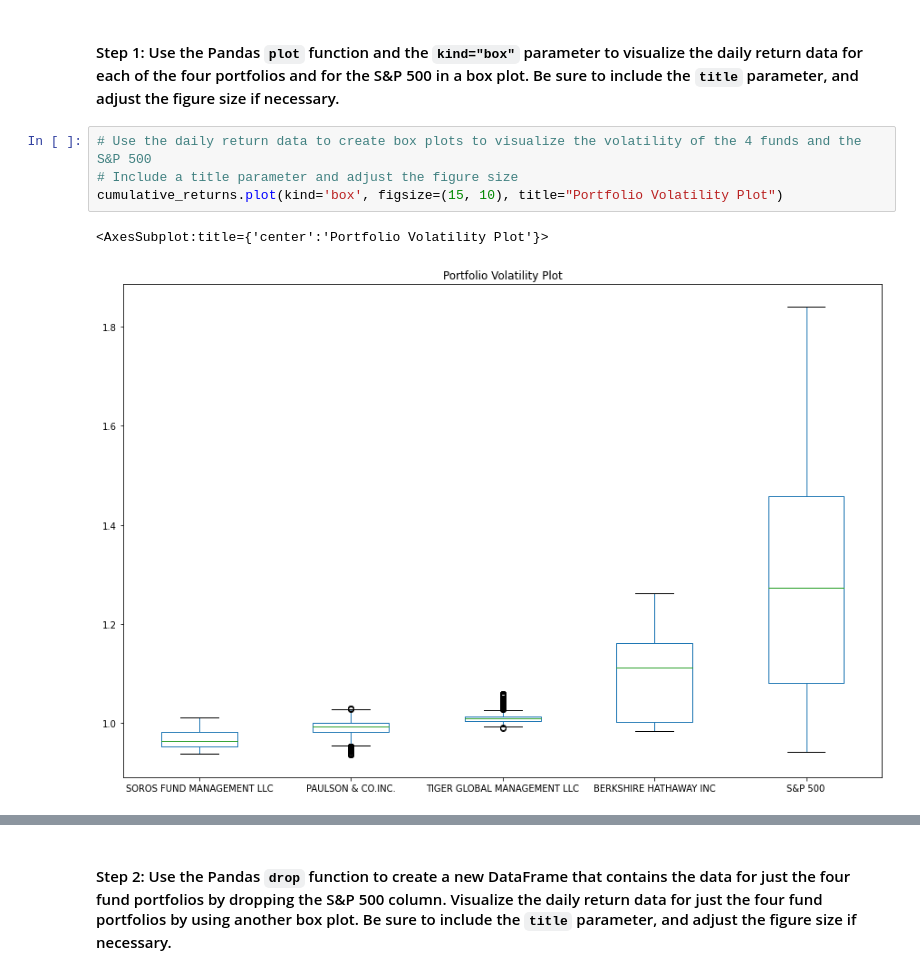
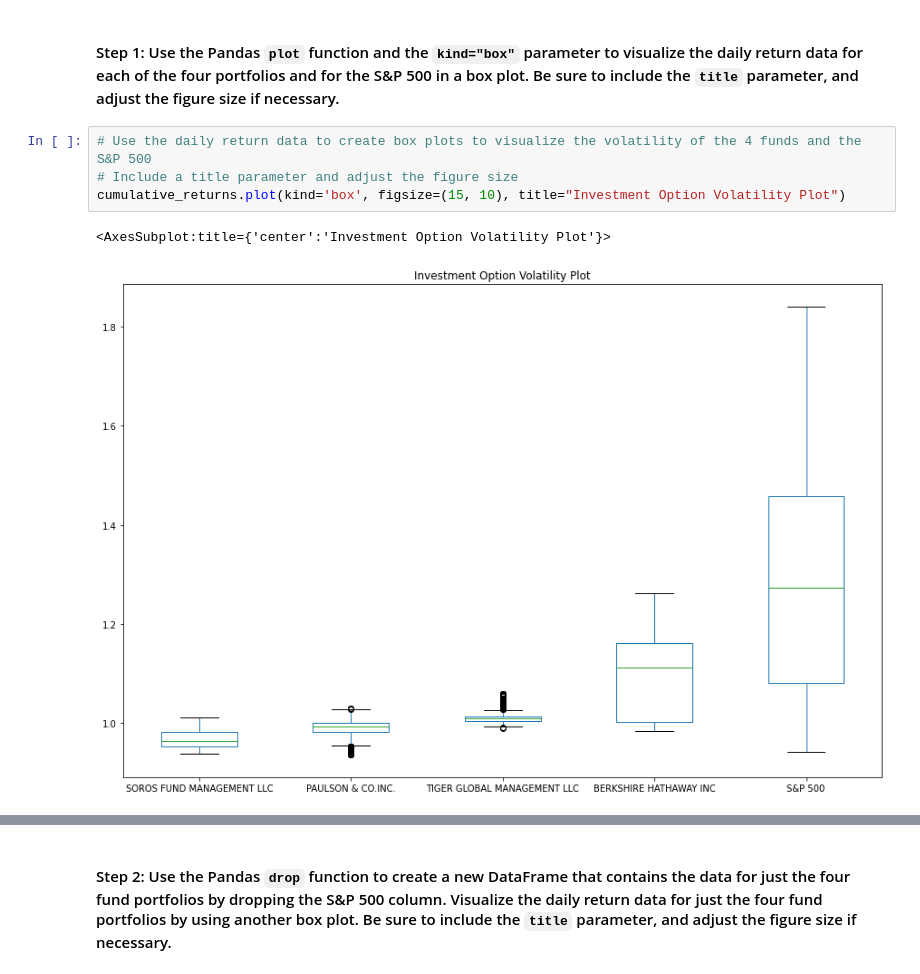
Before and after one commit to mbejan325/Investment_Evaluation_App, a Jupyter notebook: Starter_Code/finalrisk_return_analysis.ipynb, the cells around one changed output, grey strips where cells are left out. Cells and saved outputs as stored; diff of their text form.

```diff
--- a/Starter_Code/finalrisk_return_analysis.ipynb
+++ b/Starter_Code/finalrisk_return_analysis.ipynb
@@ -207,10 +207,10 @@ Analyze the volatility of each of the four fund portfolios and of the S&P 500 In
 # %%
 # Use the daily return data to create box plots to visualize the volatility of the 4 funds and the S&P 500
 # Include a title parameter and adjust the figure size
-cumulative_returns.plot(kind='box', figsize=(15, 10), title="Portfolio Volatility Plot")
+cumulative_returns.plot(kind='box', figsize=(15, 10), title="Investment Option Volatility Plot")
 # %% [output]
-<AxesSubplot:title={'center':'Portfolio Volatility Plot'}>
+<AxesSubplot:title={'center':'Investment Option Volatility Plot'}>
-[figure, old version]
+[figure, new version]
 # %%
 # Use the daily return data to create box plots to visualize the volatility of the 4 funds and the S&P 500
 # Include a title parameter and adjust the figure size
```
Also changed, not shown: parts of 10 cells of this notebook, 1 other file.
